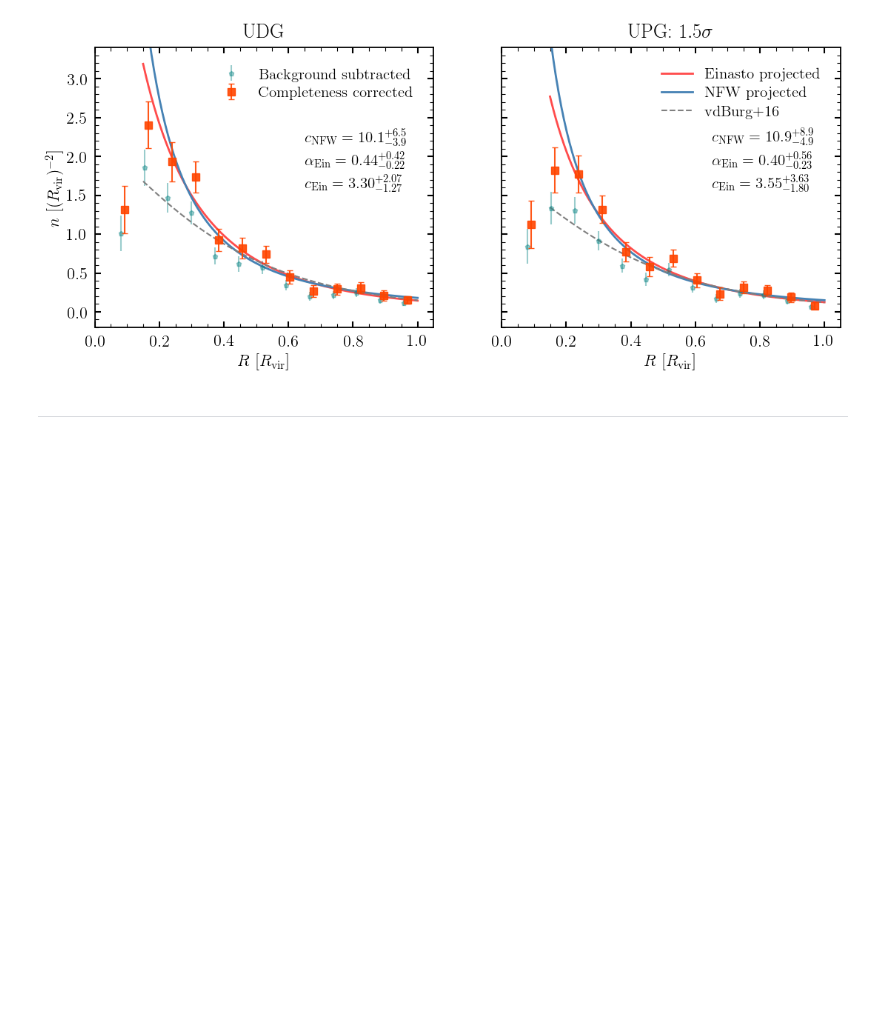
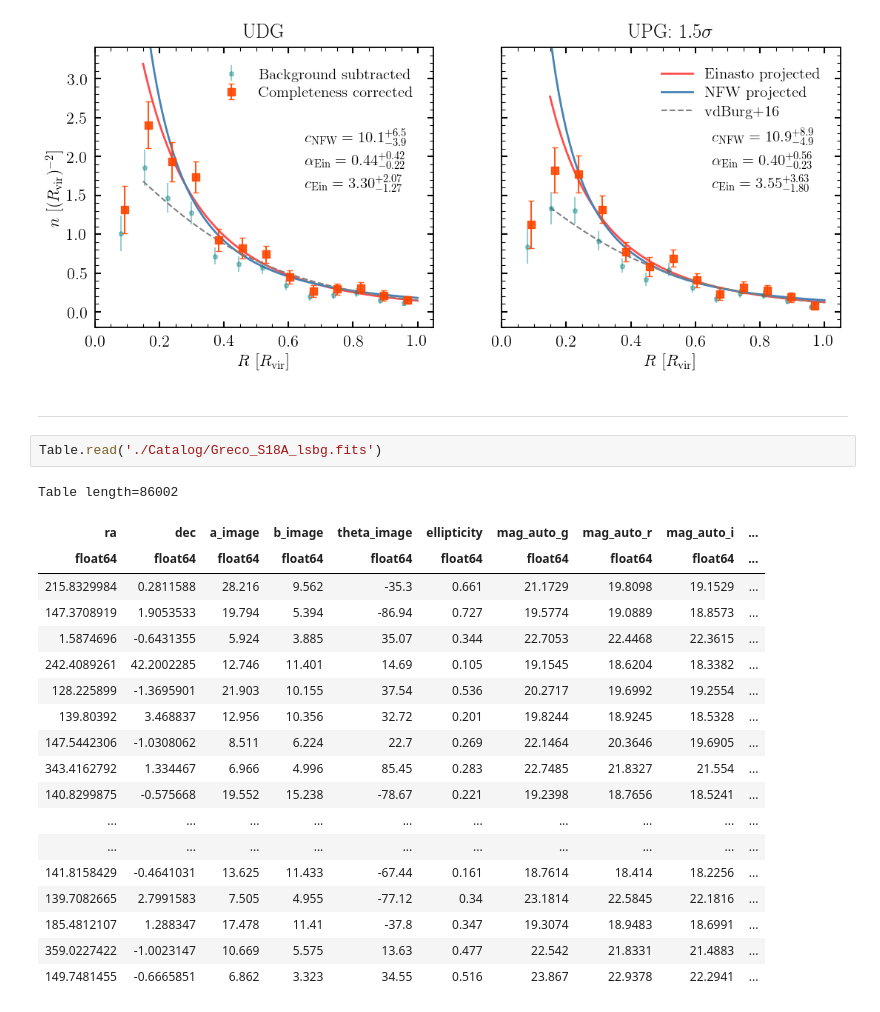
Before and after one commit to AstroJacobLi/kuaizi, a Jupyter notebook: diezi/scarlet_modeling/nsa_z002_004/UPG/UDG_UPG_size_number_profile.ipynb, the cells around one changed output. Saved outputs shown, nothing was run; the diff lists cells and outputs as text; blank space fills up the shorter version.

```diff
--- a/diezi/scarlet_modeling/nsa_z002_004/UPG/UDG_UPG_size_number_profile.ipynb
+++ b/diezi/scarlet_modeling/nsa_z002_004/UPG/UDG_UPG_size_number_profile.ipynb
@@ -409,3 +409,25 @@ Text(0.65, 1.6, '$c_{\\rm Ein} = 3.55^{+3.63}_{-1.80}$')
 [figure]
 # %% [markdown]
 ---
+# %%
+Table.read('./Catalog/Greco_S18A_lsbg.fits')
+# %% [output]
+Table length=86002
+| ra | dec | a_image | b_image | theta_image | ellipticity | mag_auto_g | mag_auto_r | mag_auto_i | ... |
+| float64 | float64 | float64 | float64 | float64 | float64 | float64 | float64 | float64 | ... |
+| 215.8329984 | 0.2811588 | 28.216 | 9.562 | -35.3 | 0.661 | 21.1729 | 19.8098 | 19.1529 | ... |
+| 147.3708919 | 1.9053533 | 19.794 | 5.394 | -86.94 | 0.727 | 19.5774 | 19.0889 | 18.8573 | ... |
+| 1.5874696 | -0.6431355 | 5.924 | 3.885 | 35.07 | 0.344 | 22.7053 | 22.4468 | 22.3615 | ... |
+| 242.4089261 | 42.2002285 | 12.746 | 11.401 | 14.69 | 0.105 | 19.1545 | 18.6204 | 18.3382 | ... |
+| 128.225899 | -1.3695901 | 21.903 | 10.155 | 37.54 | 0.536 | 20.2717 | 19.6992 | 19.2554 | ... |
+| 139.80392 | 3.468837 | 12.956 | 10.356 | 32.72 | 0.201 | 19.8244 | 18.9245 | 18.5328 | ... |
+| 147.5442306 | -1.0308062 | 8.511 | 6.224 | 22.7 | 0.269 | 22.1464 | 20.3646 | 19.6905 | ... |
+| 343.4162792 | 1.334467 | 6.966 | 4.996 | 85.45 | 0.283 | 22.7485 | 21.8327 | 21.554 | ... |
+| 140.8299875 | -0.575668 | 19.552 | 15.238 | -78.67 | 0.221 | 19.2398 | 18.7656 | 18.5241 | ... |
+| ... | ... | ... | ... | ... | ... | ... | ... | ... | ... |
+| ... | ... | ... | ... | ... | ... | ... | ... | ... | ... |
+| 141.8158429 | -0.4641031 | 13.625 | 11.433 | -67.44 | 0.161 | 18.7614 | 18.414 | 18.2256 | ... |
+| 139.7082665 | 2.7991583 | 7.505 | 4.955 | -77.12 | 0.34 | 23.1814 | 22.5845 | 22.1816 | ... |
+| 185.4812107 | 1.288347 | 17.478 | 11.41 | -37.8 | 0.347 | 19.3074 | 18.9483 | 18.6991 | ... |
+| 359.0227422 | -1.0023147 | 10.669 | 5.575 | 13.63 | 0.477 | 22.542 | 21.8331 | 21.4883 | ... |
+| 149.7481455 | -0.6665851 | 6.862 | 3.323 | 34.55 | 0.516 | 23.867 | 22.9378 | 22.2941 | ... |
```
Also changed, not shown: 8 other files.
